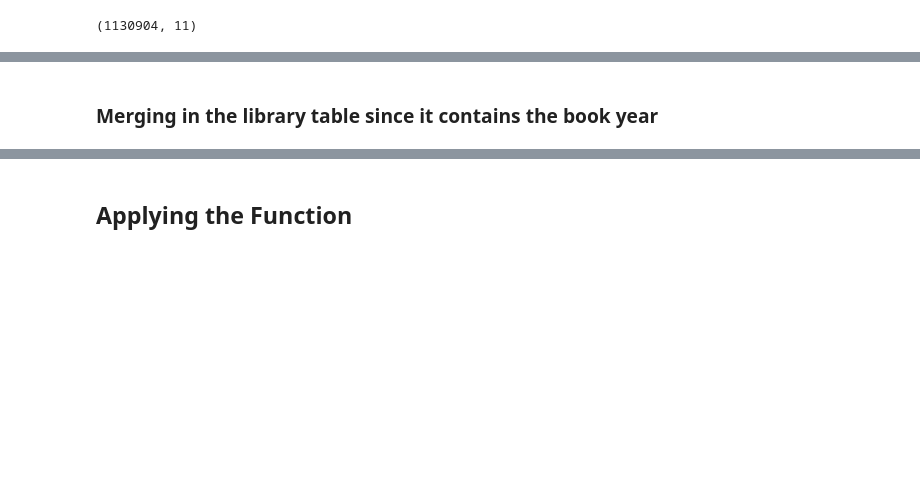
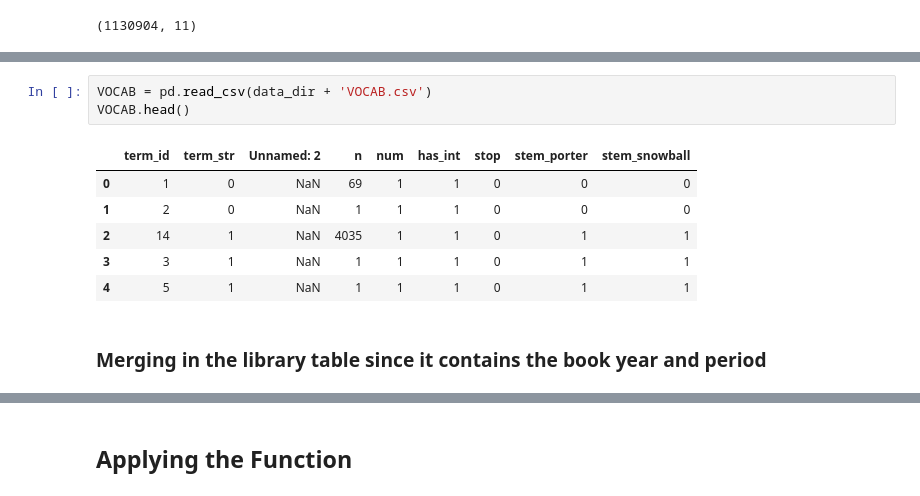
Before and after one commit to brigittehogan/Cookbook-Analytics, a Jupyter notebook: TFIDF.ipynb, the cells around one changed output, grey strips where cells are left out. Cells and saved outputs as stored; diff of their text form; blank space fills up the shorter version.

```diff
--- a/TFIDF.ipynb
+++ b/TFIDF.ipynb
@@ -167,8 +167,18 @@ LIB
 | 17 | 53521 | Cookbooks\Murrey | Thomas J. Murrey | 1888 | Oysters and Fish | Cookbooks\Murrey1888_Fish_pg53521... | late1800s |
 | 18 | 54568 | Cookbooks\Boland | Mary A. Boland | 1893 | A Handbook of Invalid Cooking | Cookbooks\Boland1893_Invalid_pg54... | late1800s |
 | 19 | 61185 | Cookbooks\Payne | Arthur Gay Payne | 1877 | Common - Sense Papers on Cookery | Cookbooks\Payne1877_CSPC_pg61185.txt | late1800s |
+# %%
+VOCAB = pd.read_csv(data_dir + 'VOCAB.csv')
+VOCAB.head()
+# %% [output]
+|  | term_id | term_str | Unnamed: 2 | n | num | has_int | stop | stem_porter | stem_snowball |
+| 0 | 1 | 0 | NaN | 69 | 1 | 1 | 0 | 0 | 0 |
+| 1 | 2 | 0 | NaN | 1 | 1 | 1 | 0 | 0 | 0 |
+| 2 | 14 | 1 | NaN | 4035 | 1 | 1 | 0 | 1 | 1 |
+| 3 | 3 | 1 | NaN | 1 | 1 | 1 | 0 | 1 | 1 |
+| 4 | 5 | 1 | NaN | 1 | 1 | 1 | 0 | 1 | 1 |
 # %% [markdown]
-### Merging in the library table since it contains the book year
+### Merging in the library table since it contains the book year and period
 # %%
 TOKEN1 = pd.merge(TOKEN,LIB,on='book_id', how="inner")
 TOKEN1.sample(10)
```
Also changed, not shown: parts of 6 cells of this notebook.
